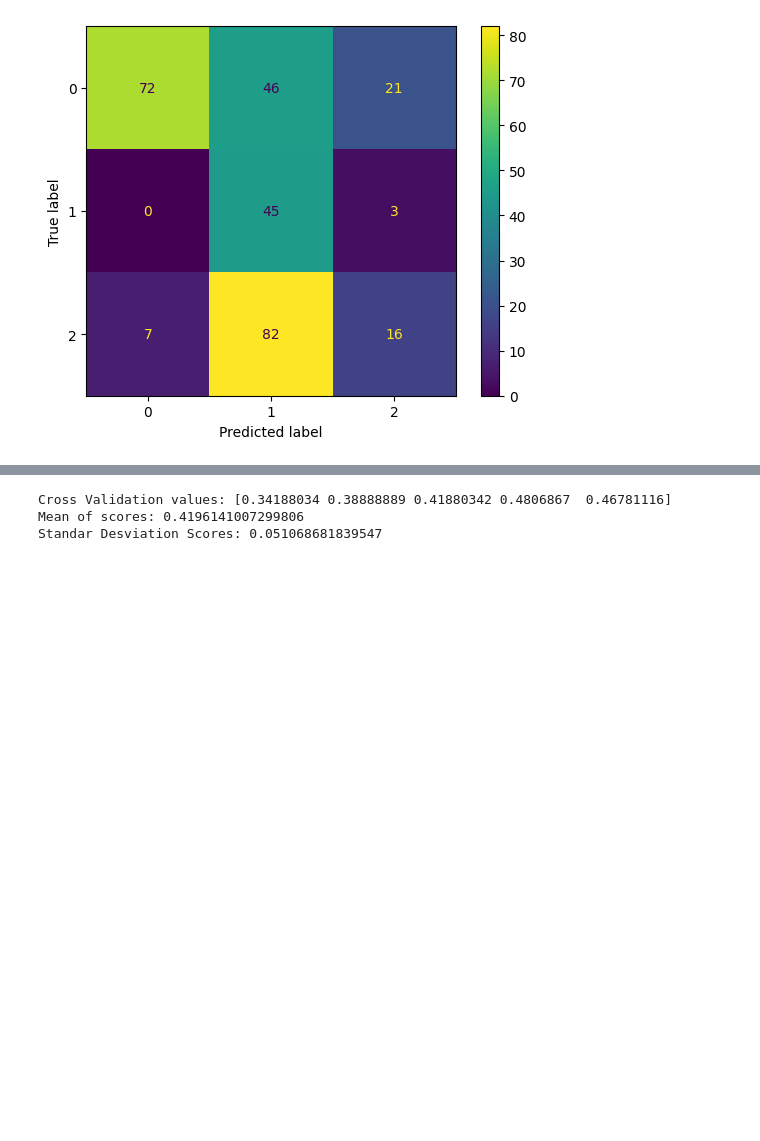
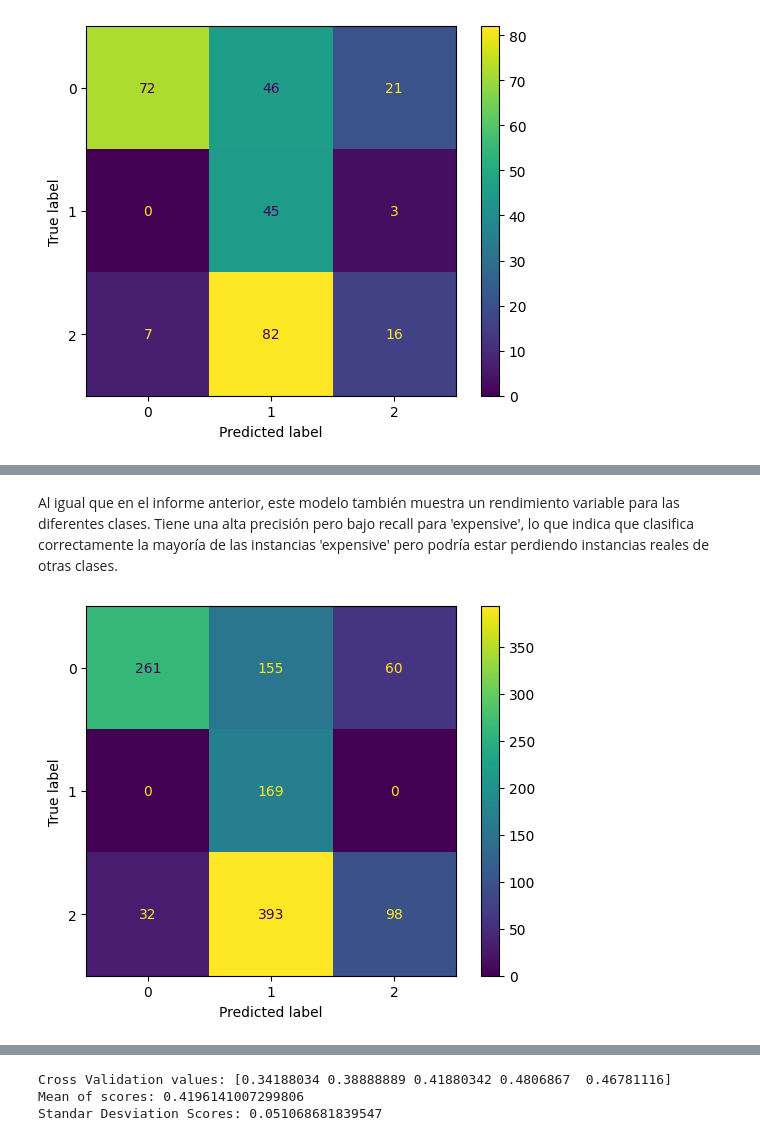
Before and after one commit to MelissaPerez09/HT05-DataMining, a Jupyter notebook: naiveBayes.ipynb, the cells around one changed output, grey strips where cells are left out. Saved outputs shown, nothing was run; the diff lists cells and outputs as text; code cells hidden in the pictures; blank space fills up the shorter version.

```diff
--- a/naiveBayes.ipynb
+++ b/naiveBayes.ipynb
@@ -33,7 +25,7 @@ please provide us feedback at https://github.com/pandas-dev/pandas/issues/54466
 # %% [markdown]
 ## Data Upload 📄
 # %%
-df = pd.read_csv('data/train.csv')
+df = pd.read_csv('train.csv')
 df
 # %% [output]
 |  | Id | MSSubClass | MSZoning | LotFrontage | LotArea | Street | Alley | LotShape | LandContour | ... |
@@ -353,0 +358,15 @@ Esto sugiere que los errores podrían ser resultado de la presencia de valores a
+# %%
+# Predict on the training set
+y_train_pred = gaussian.predict(X_train)
+
+# Calculate evaluation metrics
+accuracy_train = accuracy_score(y_train, y_train_pred)
+precision_train = precision_score(y_train, y_train_pred, average='micro')
+recall_train = recall_score(y_train, y_train_pred, average='micro')
+f1_train = f1_score(y_train, y_train_pred, average='micro')
+
+print("Evaluation metrics on the training set:")
+print(f"Accuracy: {accuracy_train:.2f}")
+print(f"Precision: {precision_train:.2f}")
+print(f"Recall: {recall_train:.2f}")
+print(f"F1-score: {f1_train:.2f}")
@@ -353,0 +395,9 @@ Esto sugiere que los errores podrían ser resultado de la presencia de valores a
+# %% [markdown]
+Al igual que en el informe anterior, este modelo también muestra un rendimiento variable para las diferentes clases. Tiene una alta precisión pero bajo recall para 'expensive', lo que indica que clasifica correctamente la mayoría de las instancias 'expensive' pero podría estar perdiendo instancias reales de otras clases.
+# %%
+confusionMatrix = confusion_matrix(y_train, y_train_pred)
+cmDisplay = ConfusionMatrixDisplay(confusion_matrix=confusionMatrix)
+cmDisplay.plot()
+plt.show()
+# %% [output]
+[figure, added]
```
Also changed, not shown: parts of 46 cells of this notebook, 1 other file.
